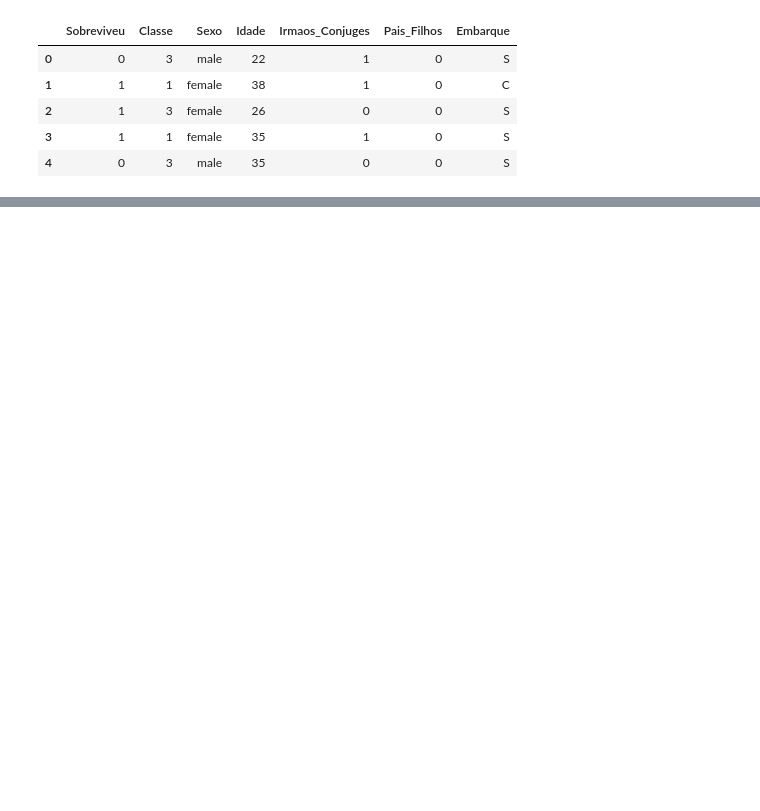
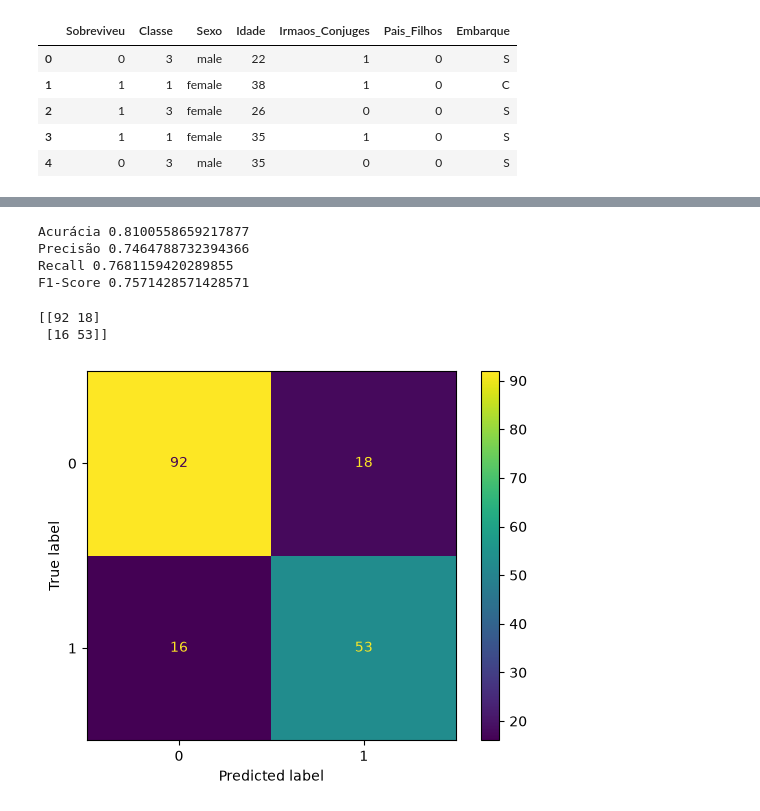
Before and after one commit to matheusvaraujo/survivor_titanic_predict, a Jupyter notebook: survivor_titanic_predict.ipynb, the cells around one changed output, grey strips where cells are left out. Drawn from its saved outputs; the diff is of its cells as text; code cells hidden in the pictures; blank space fills up the shorter version.

```diff
--- a/survivor_titanic_predict.ipynb
+++ b/survivor_titanic_predict.ipynb
@@ -315,0 +472,8 @@ fig.show()
+# %%
+xgb_model = XGBClassifier(
+    n_estimators=100,
+    max_depth=10,
+    random_state=7
+)
+
+xgb_model.fit(x_train, y_train)
@@ -315,0 +492,23 @@ fig.show()
+# %%
+xgb_predict = xgb_model.predict(x_test)
+# %%
+print('Acurácia', accuracy_score(y_test, xgb_predict))
+print('Precisão', precision_score(y_test, xgb_predict))
+print('Recall', recall_score(y_test, xgb_predict))
+print('F1-Score', f1_score(y_test, xgb_predict))
+# %% [output]
+Acurácia 0.8100558659217877
+Precisão 0.7464788732394366
+Recall 0.7681159420289855
+F1-Score 0.7571428571428571
+# %%
+cm_xgboost = confusion_matrix(y_test, xgb_predict)
+print(cm_xgboost)
+# %% [output]
+[[92 18]
+ [16 53]]
+# %%
+cm_visualizacao_xgb = ConfusionMatrixDisplay(confusion_matrix=cm_xgboost)
+cm_visualizacao_xgb.plot();
+# %% [output]
+[figure, added]
```
Also changed, not shown: parts of 29 cells of this notebook.
